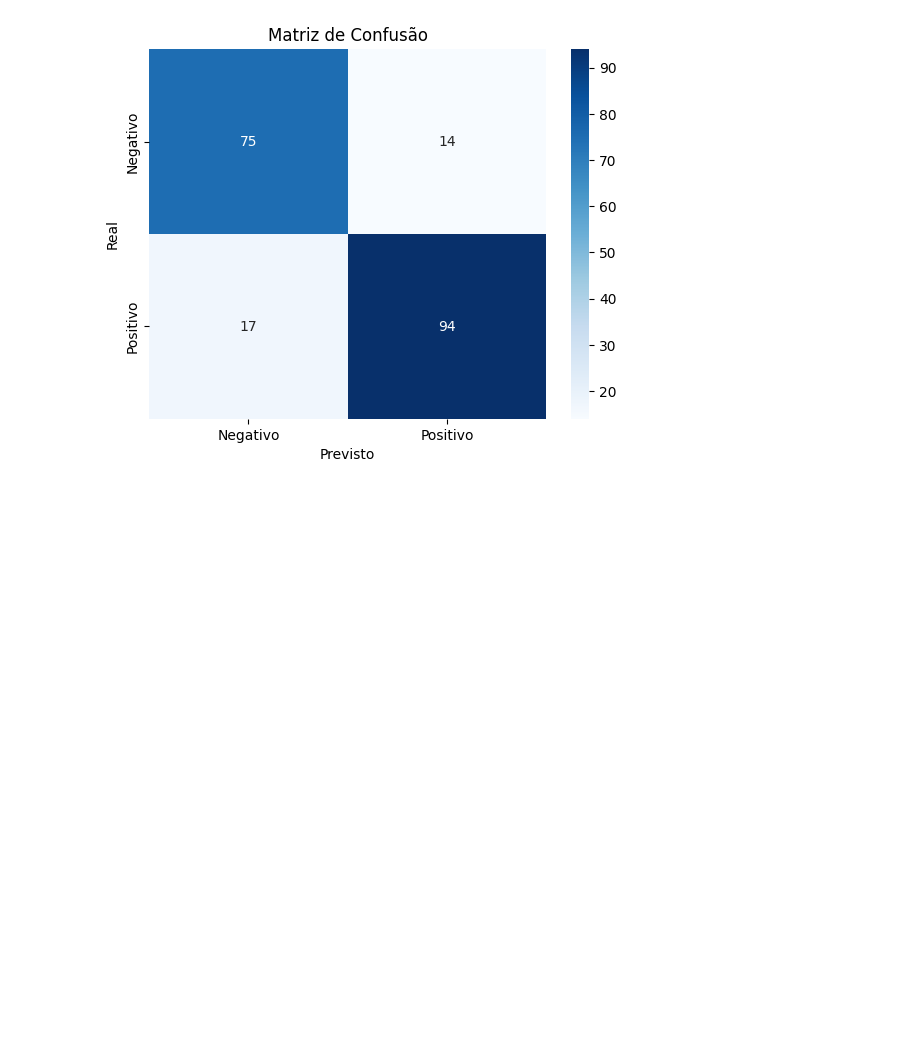
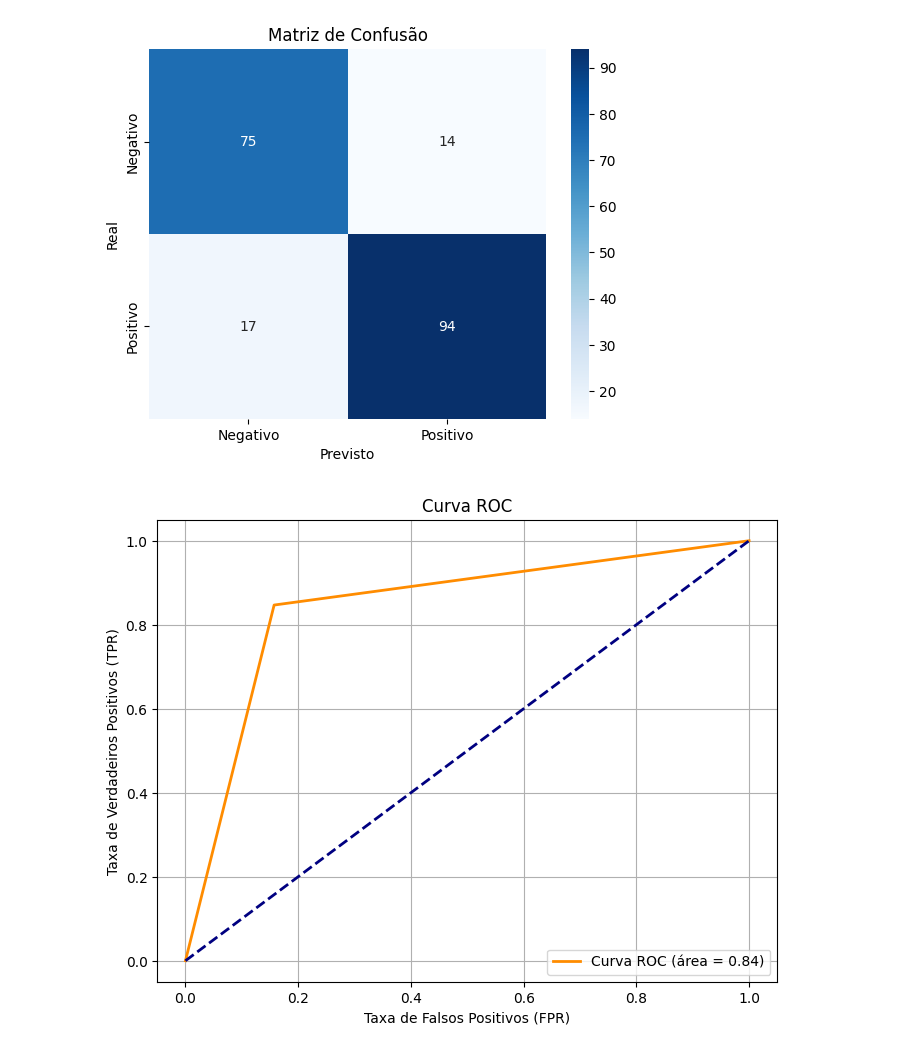
Before and after one commit to YukioChinen/Projeto-para-Calculo-de-Metricas-de-Avaliacao, a Jupyter notebook: Projeto_para_Cálculo_de_Métricas_de_Avaliação.ipynb, the cells around one changed output. Cells and saved outputs as stored; diff of their text form; code cells hidden in the pictures; blank space fills up the shorter version.

```diff
--- a/Projeto_para_Cálculo_de_Métricas_de_Avaliação.ipynb
+++ b/Projeto_para_Cálculo_de_Métricas_de_Avaliação.ipynb
@@ -61,3 +61,24 @@ Precisão: 0.8703703703703703
 F1 Score: 0.8584474885844748
 Especificidade: 0.8468468468468469
 [figure]
+# %%
+# Curva ROC
+
+from sklearn.metrics import roc_curve, auc
+
+y_prob = model.predict_proba(x_test)[:, 1]
+fpr, tpr, thresholds = roc_curve(y_test, y_prob)
+
+roc_auc = auc(fpr, tpr)
+
+plt.figure(figsize=(8,6))
+plt.plot(fpr, tpr, color='darkorange', lw=2, label=f'Curva ROC (área = {roc_auc:.2f})')
+plt.plot([0, 1], [0, 1], color='navy', lw=2, linestyle='--')
+plt.xlabel('Taxa de Falsos Positivos (FPR)')
+plt.ylabel('Taxa de Verdadeiros Positivos (TPR)')
+plt.title('Curva ROC')
+plt.legend(loc="lower right")
+plt.grid(True)
+plt.show()
+# %% [output]
+[figure, added]
```
